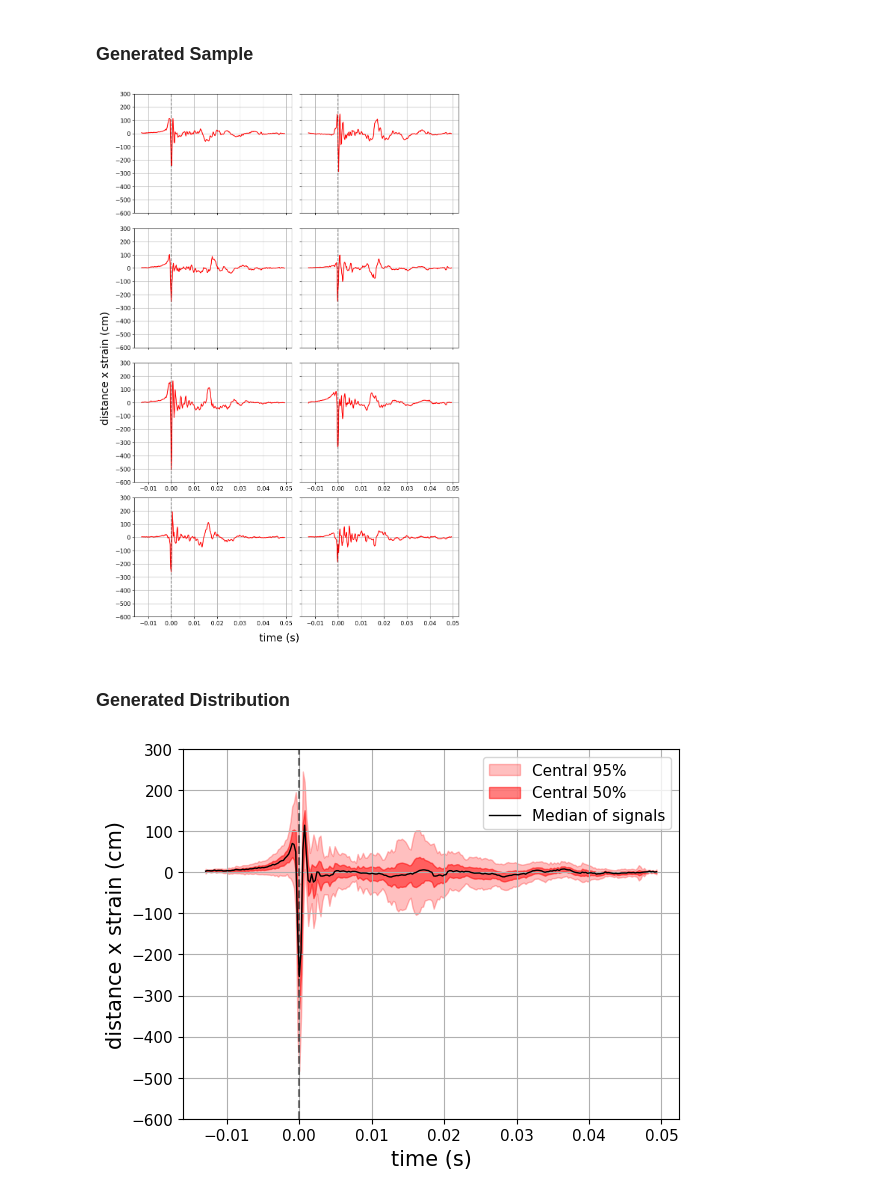
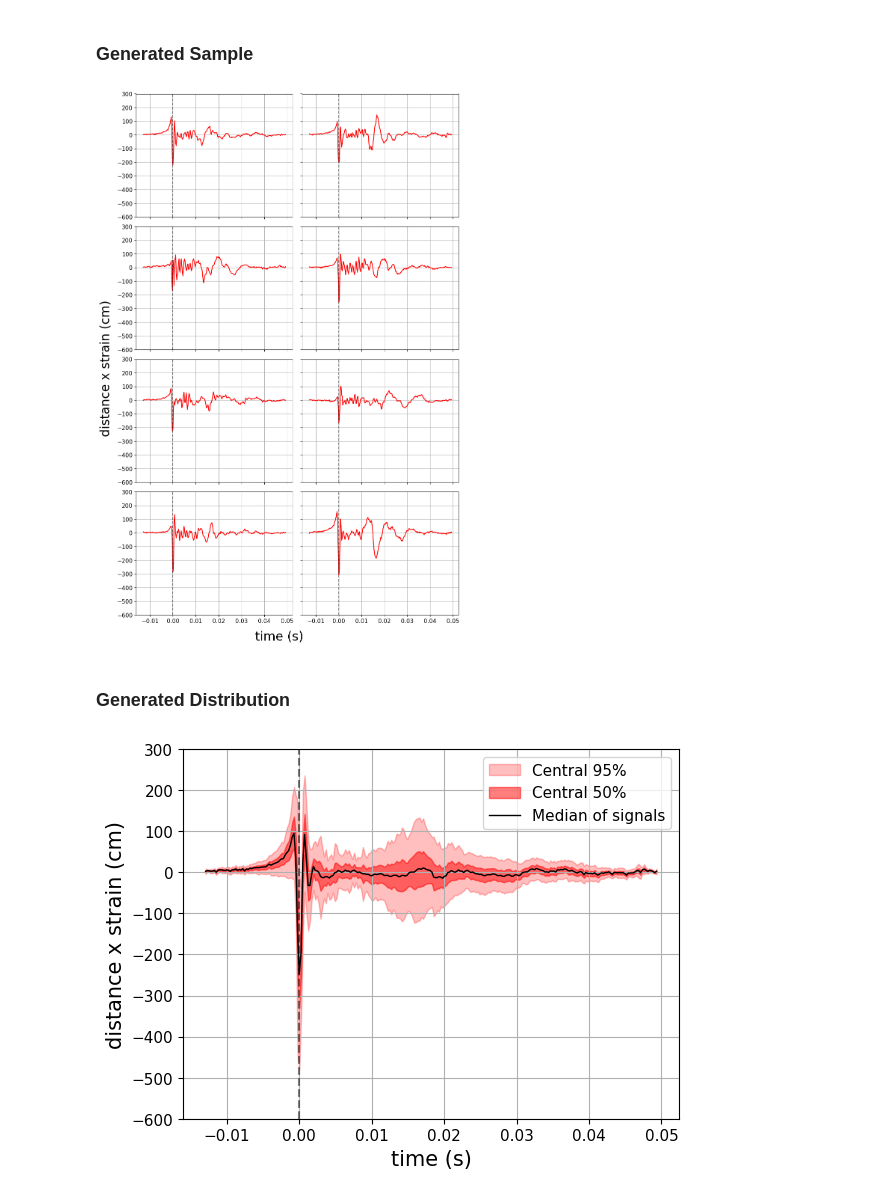
Before and after one commit to the-tarin/gw-generative-models, a Jupyter notebook: analysis/generated_signal_analysis.ipynb, the cells around one changed output. Drawn from its saved outputs; the diff is of its cells as text; code cells hidden in the pictures.

Commit message:
fix sample of 8 generated signals plot

```diff
--- a/analysis/generated_signal_analysis.ipynb
+++ b/analysis/generated_signal_analysis.ipynb
@@ -27,7 +27,7 @@ np.random.seed(manualSeed)
 # %% [output]
 Random Seed:  99
 # %%
-generated_signals_df = pd.read_csv('../data/output/generated_signals_10000.csv', header=None)
+generated_signals_df = pd.read_csv('../data/output/generated_signals_10000_added_signals.csv', header=None)
 # %% [markdown]
 ### Generated Sample
 # %%
@@ -48,36 +48,36 @@ fig, axes = plt.subplots(num_rows, num_cols, figsize=(10, 15))
 axes = axes.flatten()
 
 # plot each signal on a separate subplot
 for i, ax in enumerate(axes):
     x = [i / 4096 for i in range(0, 256)]
     x = [value - (53/4096) for value in x]
     y = selected_signals.iloc[:, i]
     ax.set_ylim(-600, 300)
     ax.plot(x, y, color='red')
 
     ax.axvline(x=0, color='black', linestyle='--', alpha=0.5)
     ax.grid(True)
 
     # Remove y-axis ticks for the right-hand column
     if i % num_cols == num_cols - 1:
         ax.yaxis.set_ticklabels([])
 
     # Remove x-axis tick labels for all but the bottom two plots
-    if i < (num_rows - 2) * num_cols:
+    if i <= 5:
         ax.xaxis.set_ticklabels([])
 
 for i in range(len(selected_signals), num_rows*num_cols):
     fig.delaxes(axes[i])
 
 # Add overall axis titles
 fig.supxlabel('time (s)', fontsize=24)
 fig.supylabel('distance x strain (cm)', fontsize=24)
 
 plt.tight_layout()
-plt.savefig('../plots/generated_signals_sample_8_signals_non_augmented.pdf')
+plt.savefig('../plots/generated_signals_sample_8.pdf')
 plt.show()
 # %% [output]
-[figure, old version]
+[figure, new version]
 # %% [markdown]
 ### Generated Distribution
 # %%
@@ -118,7 +118,7 @@ plt.grid(True)
 
 plt.legend()
 # Save the figure
-plt.savefig('../plots/generated_signal_distribution_10000_non_augmented.pdf')
+plt.savefig('../plots/generated_signal_distribution_10000.pdf')
 plt.show()
 # %% [output]
-[figure, old version]
+[figure, new version]
```
Also changed, not shown: 1 other file.
